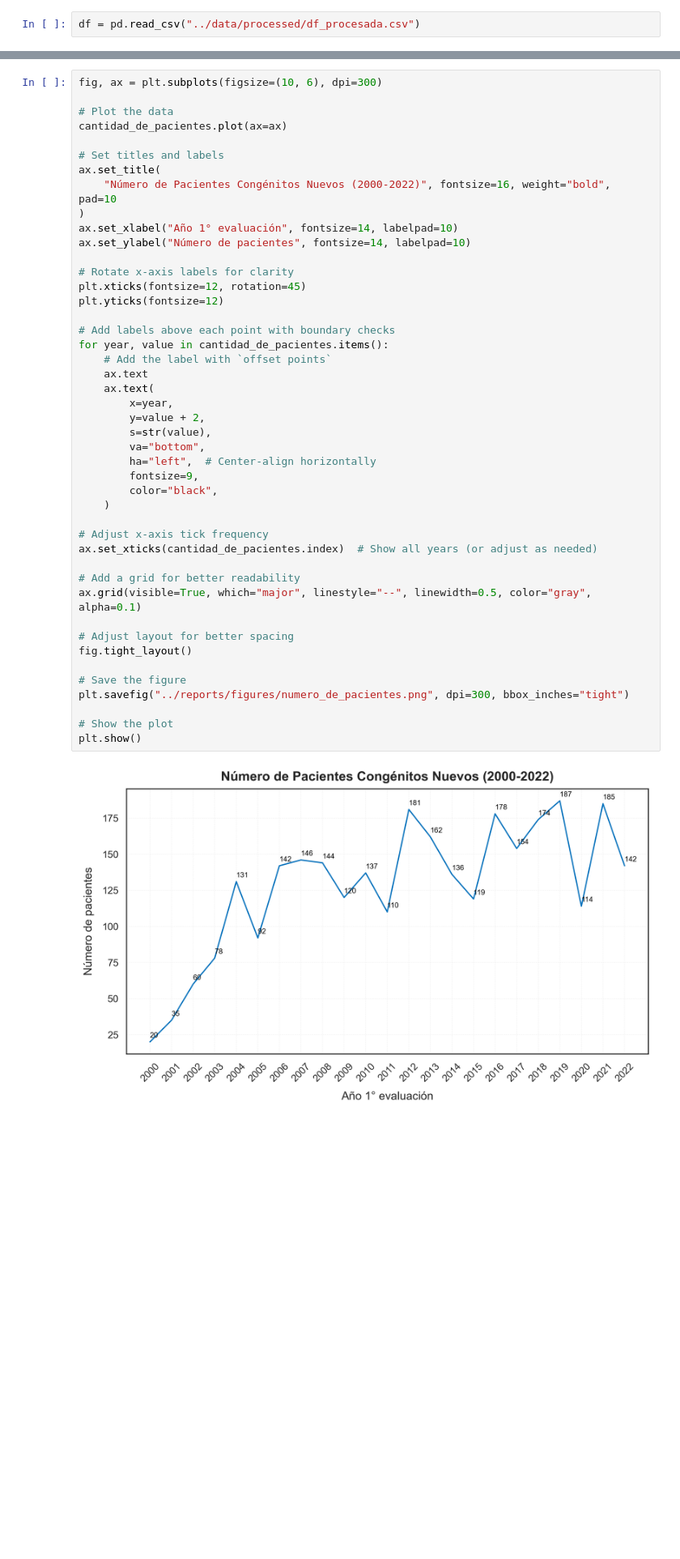
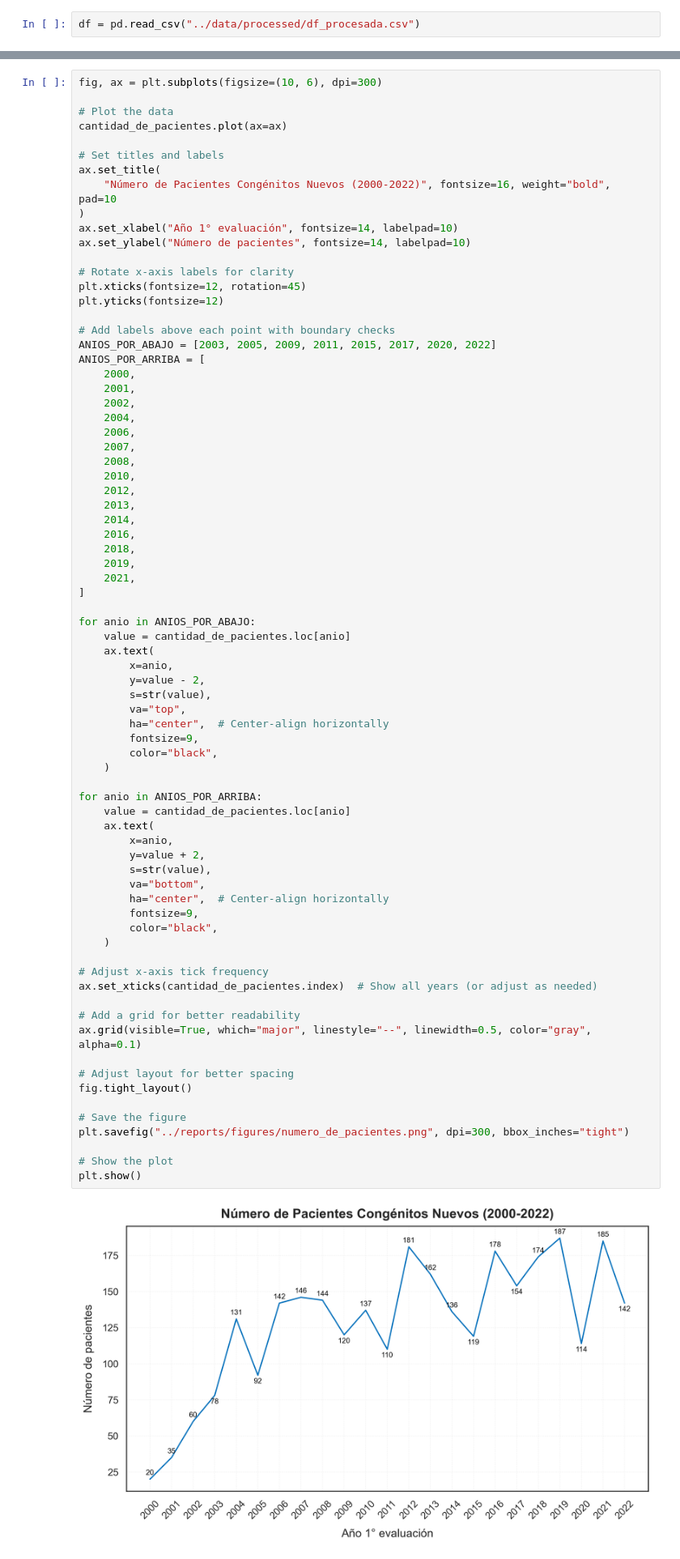
Before and after one commit to JavierRojas14/congenitas-ambulatorio, a Jupyter notebook: notebooks/test.ipynb, the cells around one changed output, grey strips where cells are left out. Shown at 81% size. Cells and saved outputs as stored; diff of their text form; blank space fills up the shorter version.

Commit message:
Cambia posicion de labels

```diff
--- a/notebooks/test.ipynb
+++ b/notebooks/test.ipynb
@@ -104,39 +104,69 @@ ax.set_xlabel("Año 1° evaluación", fontsize=14, labelpad=10)
 ax.set_ylabel("Número de pacientes", fontsize=14, labelpad=10)
 
 # Rotate x-axis labels for clarity
 plt.xticks(fontsize=12, rotation=45)
 plt.yticks(fontsize=12)
 
 # Add labels above each point with boundary checks
-for year, value in cantidad_de_pacientes.items():
-    # Add the label with `offset points`
-    ax.text
+ANIOS_POR_ABAJO = [2003, 2005, 2009, 2011, 2015, 2017, 2020, 2022]
+ANIOS_POR_ARRIBA = [
+    2000,
+    2001,
+    2002,
+    2004,
+    2006,
+    2007,
+    2008,
+    2010,
+    2012,
+    2013,
+    2014,
+    2016,
+    2018,
+    2019,
+    2021,
+]
+
+for anio in ANIOS_POR_ABAJO:
+    value = cantidad_de_pacientes.loc[anio]
     ax.text(
-        x=year,
+        x=anio,
+        y=value - 2,
+        s=str(value),
+        va="top",
+        ha="center",  # Center-align horizontally
+        fontsize=9,
+        color="black",
+    )
+
+for anio in ANIOS_POR_ARRIBA:
+    value = cantidad_de_pacientes.loc[anio]
+    ax.text(
+        x=anio,
         y=value + 2,
         s=str(value),
         va="bottom",
-        ha="left",  # Center-align horizontally
+        ha="center",  # Center-align horizontally
         fontsize=9,
         color="black",
     )
 
 # Adjust x-axis tick frequency
 ax.set_xticks(cantidad_de_pacientes.index)  # Show all years (or adjust as needed)
 
 # Add a grid for better readability
 ax.grid(visible=True, which="major", linestyle="--", linewidth=0.5, color="gray", alpha=0.1)
 
 # Adjust layout for better spacing
 fig.tight_layout()
 
 # Save the figure
 plt.savefig("../reports/figures/numero_de_pacientes.png", dpi=300, bbox_inches="tight")
 
 # Show the plot
 plt.show()
 # %% [output]
-[figure, old version]
+[figure, new version]
 # %%
 fig, ax = plt.subplots(figsize=(10, 6), dpi=300)
 edad_primera_consulta[["mean", "50%"]].plot(ax=ax)
```
Also changed, not shown: 1 other file.
